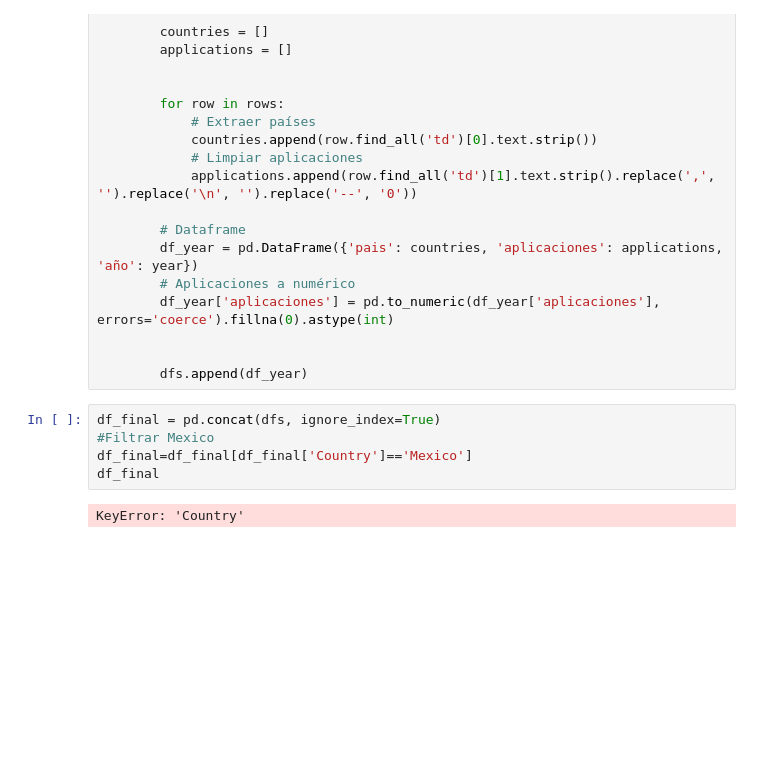
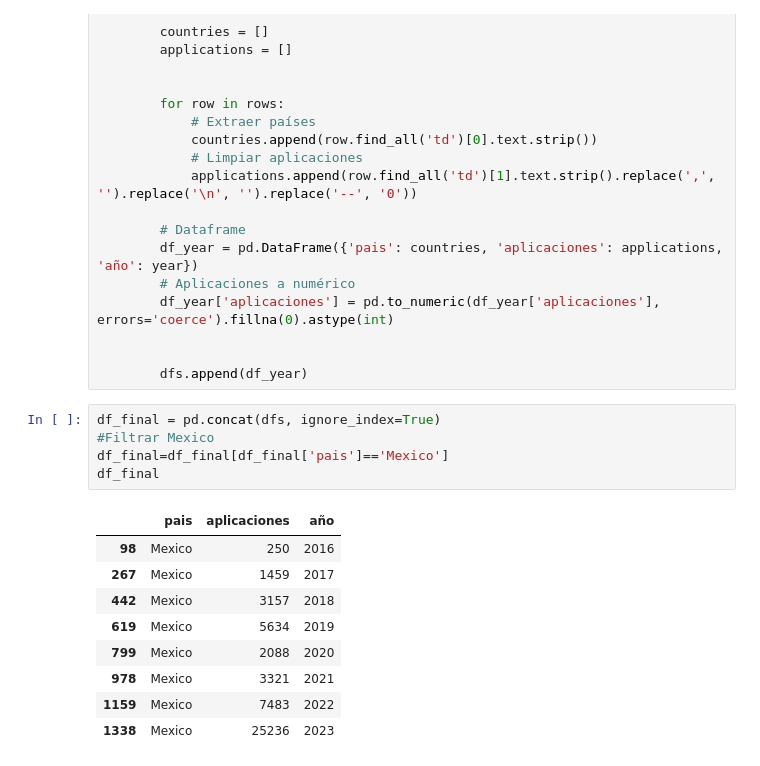
Before and after one commit to maestrokarin/migrantes_canada, a Jupyter notebook: solicitudref_mex_canada.ipynb, the cells around one changed output. Drawn from its saved outputs; the diff is of its cells as text; blank space fills up the shorter version.

```diff
--- a/solicitudref_mex_canada.ipynb
+++ b/solicitudref_mex_canada.ipynb
@@ -46,10 +46,18 @@ for year in range(2016, 2024):
 # %%
 df_final = pd.concat(dfs, ignore_index=True)
 #Filtrar Mexico
-df_final=df_final[df_final['Country']=='Mexico']
+df_final=df_final[df_final['pais']=='Mexico']
 df_final
 # %% [output]
-KeyError: 'Country'
+|  | pais | aplicaciones | año |
+| 98 | Mexico | 250 | 2016 |
+| 267 | Mexico | 1459 | 2017 |
+| 442 | Mexico | 3157 | 2018 |
+| 619 | Mexico | 5634 | 2019 |
+| 799 | Mexico | 2088 | 2020 |
+| 978 | Mexico | 3321 | 2021 |
+| 1159 | Mexico | 7483 | 2022 |
+| 1338 | Mexico | 25236 | 2023 |
 # %%
 #Gráfica de solicitudes
 #Poppins
```
Also changed, not shown: parts of 1 cell of this notebook.
